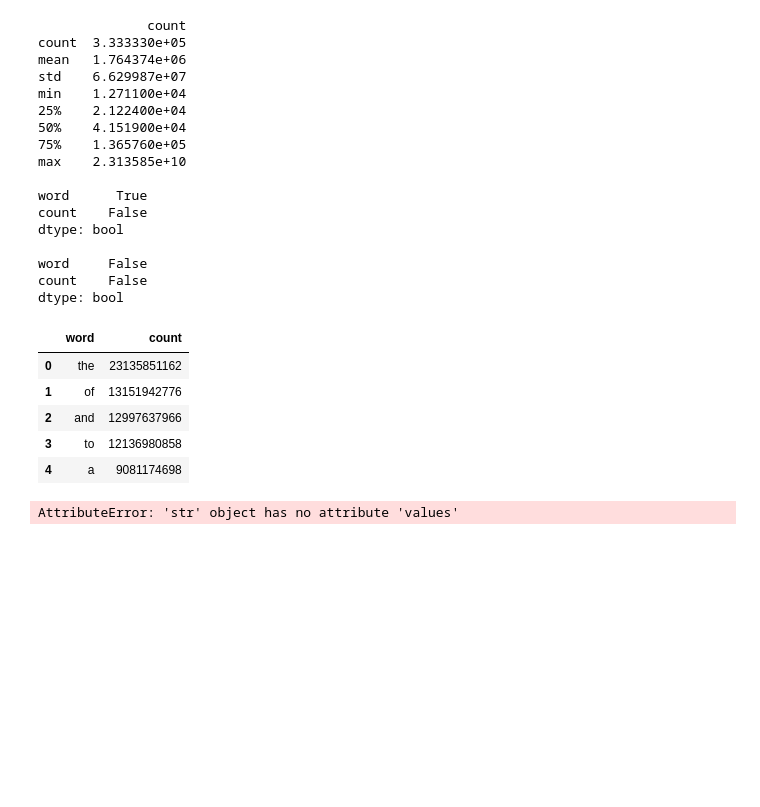
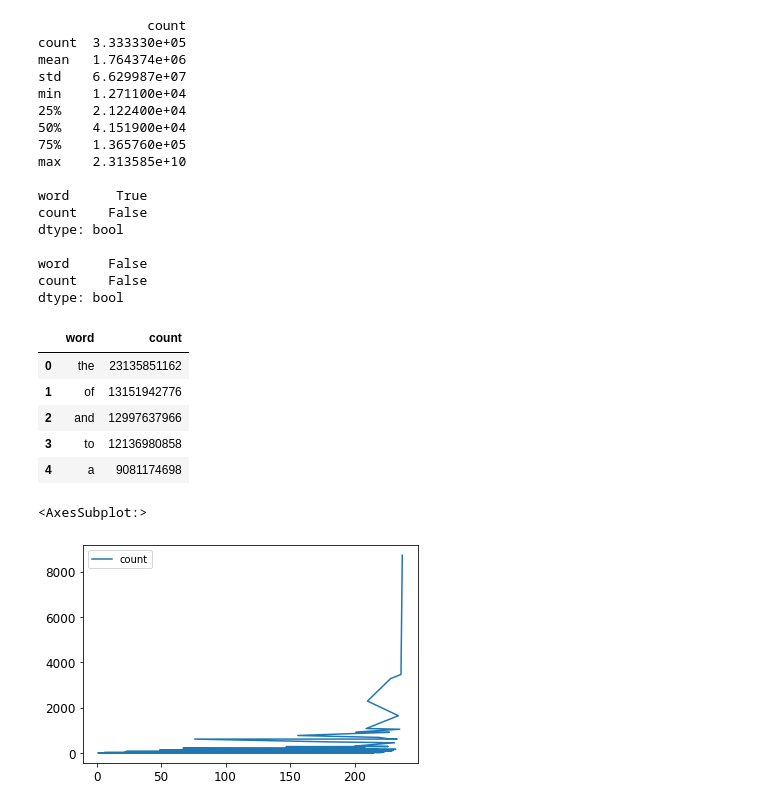
Before and after one commit to McQuillanJes/4310-Team14, a Jupyter notebook: MLP2/analysis/MLP2-Team14.ipynb, the cells around one changed output. Cells and saved outputs as stored; diff of their text form; code cells hidden in the pictures; blank space fills up the shorter version.

Commit message:
Completed plot functions for guess distros in MLP2-Team14.ipnyb

```diff
--- a/MLP2/analysis/MLP2-Team14.ipynb
+++ b/MLP2/analysis/MLP2-Team14.ipynb
@@ -1,10 +4,17 @@
 # %%
+# Common imports
 import numpy as np
 import pandas as pd
 import re
 
-wordleTweets = pd.read_csv("../rawdata/tweets.csv")
+# To plot pretty figures
+%matplotlib inline
+import matplotlib as mpl
+import matplotlib.pyplot as plt
+mpl.rc('axes', labelsize=14)
+mpl.rc('xtick', labelsize=12)
+mpl.rc('ytick', labelsize=12)
 
-wordleTweets.head(20)
 
-wordleTweets.tail()
+# to make this notebook's output stable across runs
+np.random.seed(42)
@@ -134,6 +151,7 @@ GREEN = 'G'
 YELLOW = 'Y'
 BLACK = 'B'
 
+#Takes in a word and a set of tiles, and returns a list of all valid five letter words given the conditions
 def get_possible_answers(word, tiles):
     re_exp = ""
     remaining_words = words
@@ -170,25 +188,40 @@ def get_possible_answers(word, tiles):
         #print(remaining_words)
         re_exp = ''
     #print(remaining_words_list)
+    #print('words found')
     return remaining_words
 
 
-def get_guess_distro(word):
+# takes in a word and returns a dictionary tile combinations as keys and lists of possible words as values
+def get_guess_word_distro(word):
     answer_dict = {}
     for combo in tile_combinations:
         remaining_possibilities = get_possible_answers(word, combo)
         answer_dict[combo] = remaining_possibilities
+    #print('distro found')
     return answer_dict
 
-
-guess_words_dict = get_guess_distro('blame')
+#converts a pattern, word dictionary to a sorted pandas dataframe with counts of how many words correspond with each pattern
+def word_to_count_distro(guess_words_dict):
+    cols = ['pattern','count']
+    df_guess_dist = pd.DataFrame(data=None, columns=cols)
+    for tiles, guesses in guess_words_dict.items():
+        #print(tiles, len(guesses))
+        data = [tiles, len(guesses)]
+        df_guess_dist.loc[len(df_guess_dist.index)+1] = data
+    df_guess_dist.set_index('pattern')
+    df_guess_dist['count'] = pd.to_numeric(df_guess_dist["count"])
+    df_guess_dist.sort_values(by=['count'], inplace=True)
+    return df_guess_dist
 # %%
-guess_totals_dict = {}
-for combo in guess_words_dict:
-    guess_totals_dict[combo.keys()] = len(combo.values())
+check_my_distribution = 'crane'
 
-    for key, value in a_dict.items():
-...     print(key, '->', value)
+guess_words_dict = get_guess_word_distro(check_my_distribution)
+
+df_distro = word_to_count_distro(guess_words_dict)
+
+df_distro.plot()
 # %% [output]
-AttributeError: 'str' object has no attribute 'values'
+<AxesSubplot:>
+[figure, added]
 # %%
```
Also changed, not shown: parts of 13 cells of this notebook.
